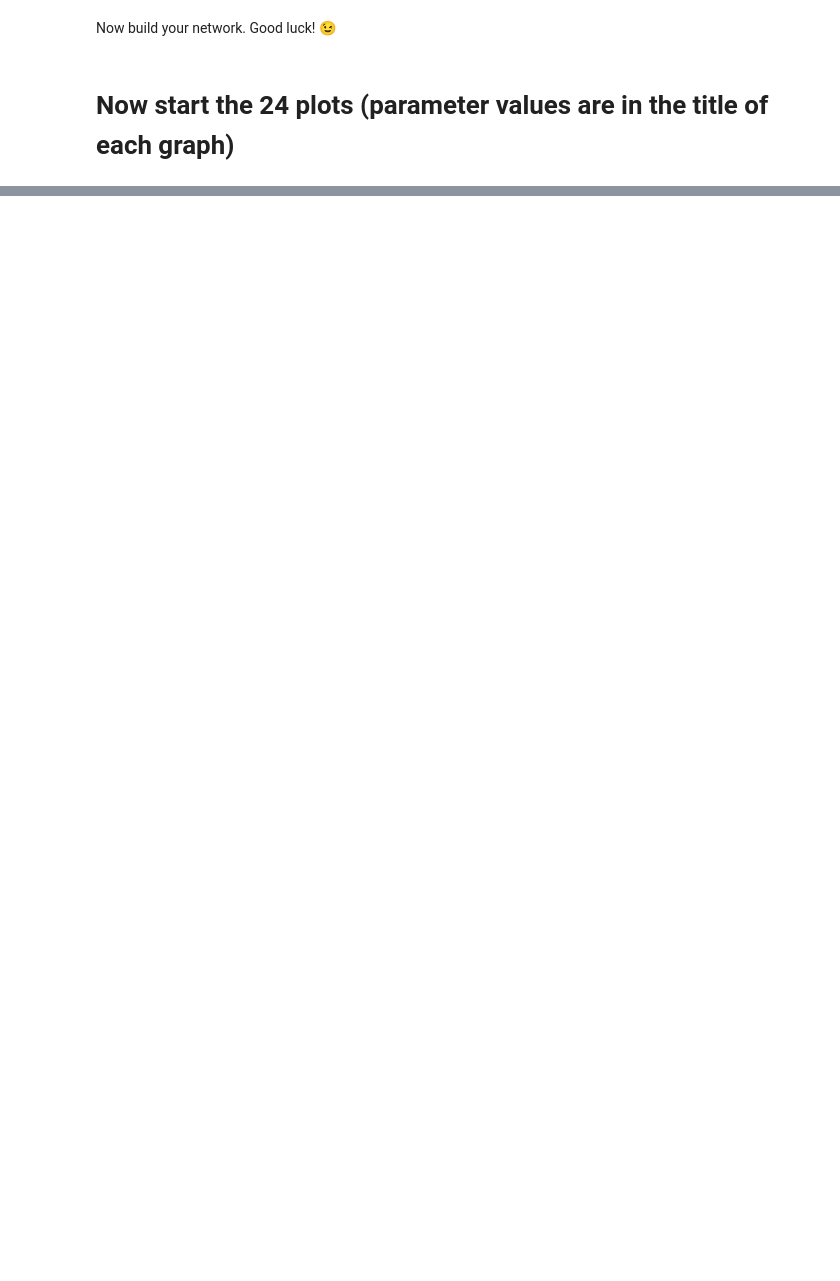
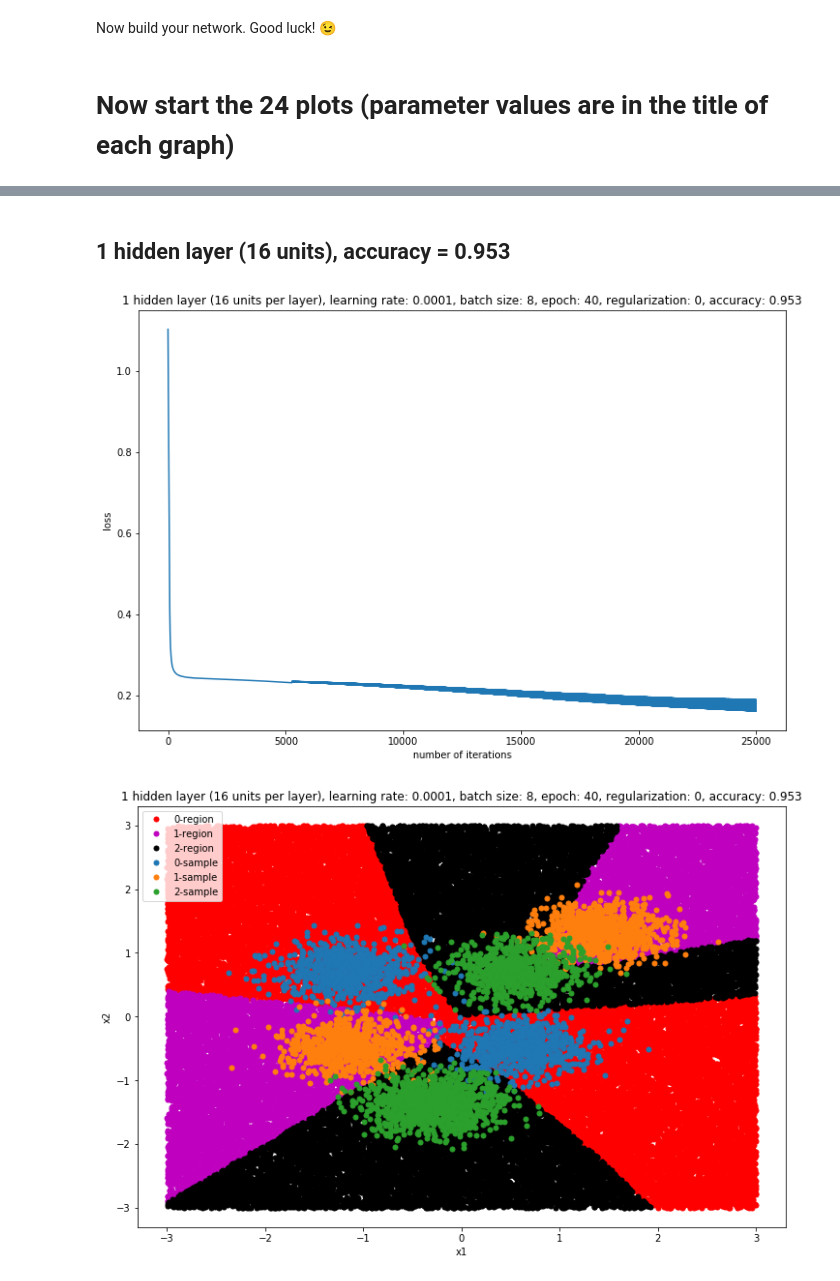
Before and after one commit to JingxiXu/DL4CV_COMSW4995_006, a Jupyter notebook: HW3.ipynb, the cells around one changed output, grey strips where cells are left out. Drawn from its saved outputs; the diff is of its cells as text; code cells hidden in the pictures; blank space fills up the shorter version.

```diff
--- a/HW3.ipynb
+++ b/HW3.ipynb
@@ -352,10 +373,16 @@ plot_decision_regions(NN)
+# %% [markdown]
+## 1 hidden layer (16 units), accuracy = 0.953
 # %%
+# DONE
 NN = MLP()
 NN.add_layer("Hidden", dim_in=2, dim_out=16)
 NN.add_layer("Output", dim_in=16, dim_out=3)
 NN.add_layer("Loss", dim_in=3, dim_out=3)
 
-loss = NN.train(eta=0.0001, batch_size=8, epoch=40, X=X, y=y)
+loss = NN.train(eta=0.0001, batch_size=8, epoch=40, regularization=0, X=X, y=y)
 
 plot_loss(loss)
 plot_decision_regions(NN)
+# %% [output]
+[figure, added]
+[figure, added]
```
Also changed, not shown: parts of 19 cells of this notebook.
